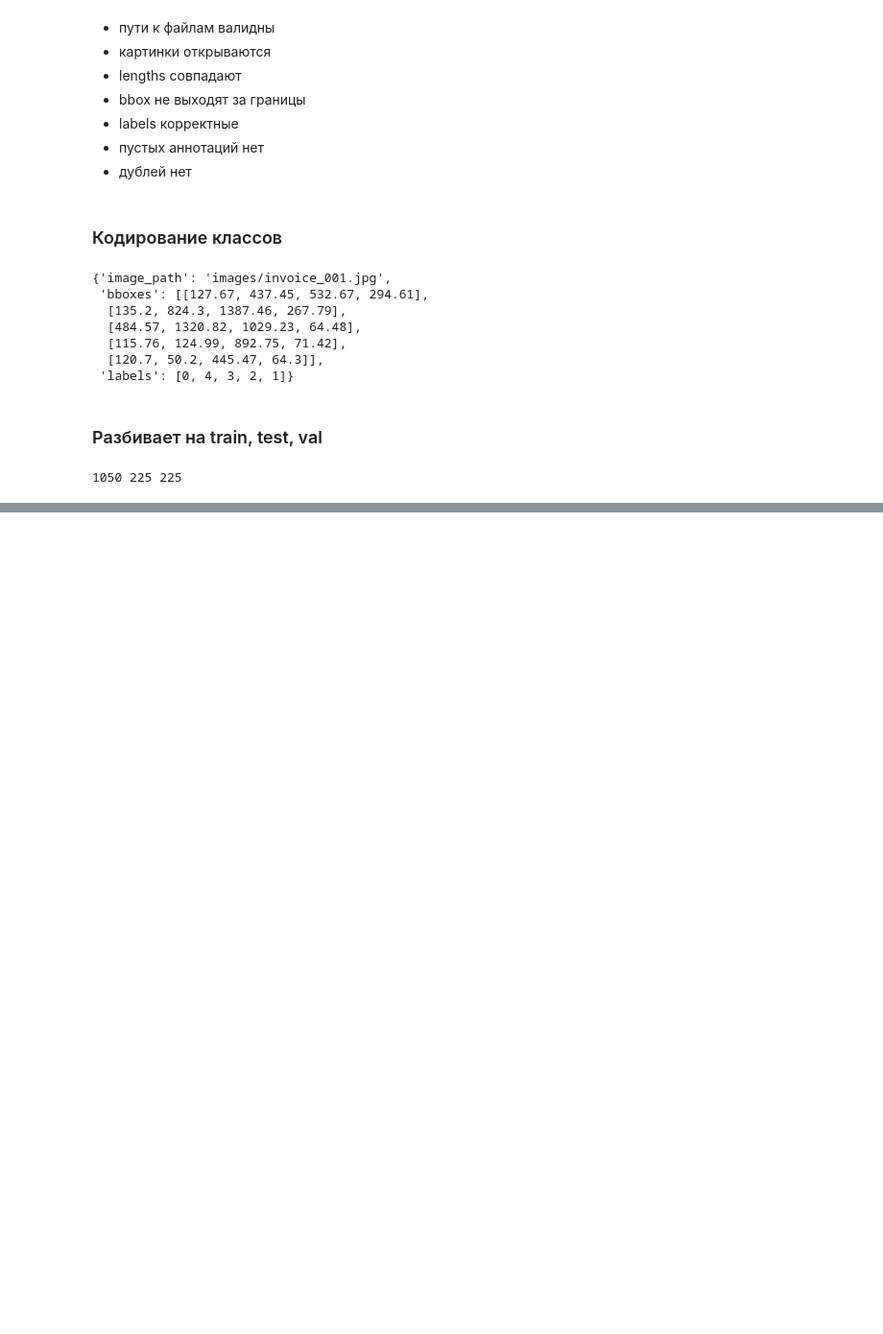
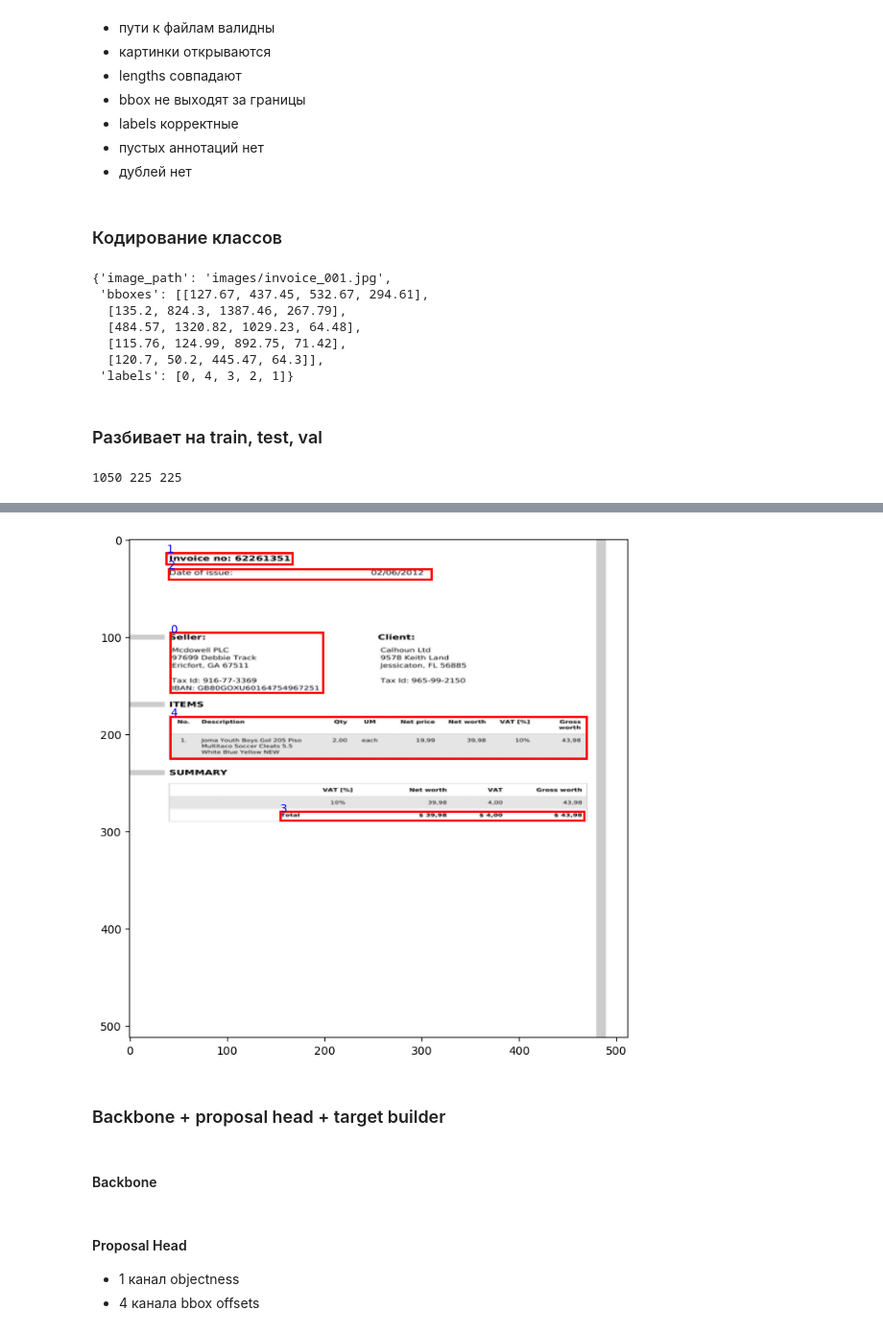
Before and after one commit to Leta1603/invoice-information-extraction-system, a Jupyter notebook: Dataset.ipynb, the cells around one changed output, grey strips where cells are left out. Shown at 96% size. Saved outputs shown, nothing was run; the diff lists cells and outputs as text; code cells hidden in the pictures; blank space fills up the shorter version.

Commit message:
chore: update dataset exploration notebook

```diff
--- a/Dataset.ipynb
+++ b/Dataset.ipynb
@@ -403,0 +389,8 @@ with open(split_dir / "test_idx.json", "w", encoding="utf-8") as f:
+# %%
+dataset = InvoiceDataset(train_data, images_dir="data/raw/images")
+
+image, target = dataset[0]
+
+print(image.shape)
+print(target["boxes"])
+print(target["labels"])
@@ -403,0 +408,28 @@ with open(split_dir / "test_idx.json", "w", encoding="utf-8") as f:
+# %%
+def visualize_dataset_sample(dataset, idx=0):
+    image, target = dataset[idx]
+
+    image = image.permute(1, 2, 0).numpy()
+
+    fig, ax = plt.subplots(1, figsize=(8, 10))
+    ax.imshow(image)
+
+    for box, label in zip(target["boxes"], target["labels"]):
+        x1, y1, x2, y2 = box
+
+        rect = patches.Rectangle(
+            (x1, y1),
+            x2 - x1,
+            y2 - y1,
+            linewidth=2,
+            edgecolor='red',
+            facecolor='none'
+        )
+        ax.add_patch(rect)
+        ax.text(x1, y1, str(label.item()), color='blue')
+
+    plt.show()
+# %%
+visualize_dataset_sample(dataset)
+# %% [output]
+[figure, added]
@@ -403,0 +448,4 @@ with open(split_dir / "test_idx.json", "w", encoding="utf-8") as f:
+# %% [markdown]
+### Backbone + proposal head + target builder
+# %% [markdown]
+#### Backbone
@@ -403,0 +488,4 @@ with open(split_dir / "test_idx.json", "w", encoding="utf-8") as f:
+# %% [markdown]
+#### Proposal Head
+- 1 канал objectness
+- 4 канала bbox offsets
```
Also changed, not shown: parts of 26 cells of this notebook.
